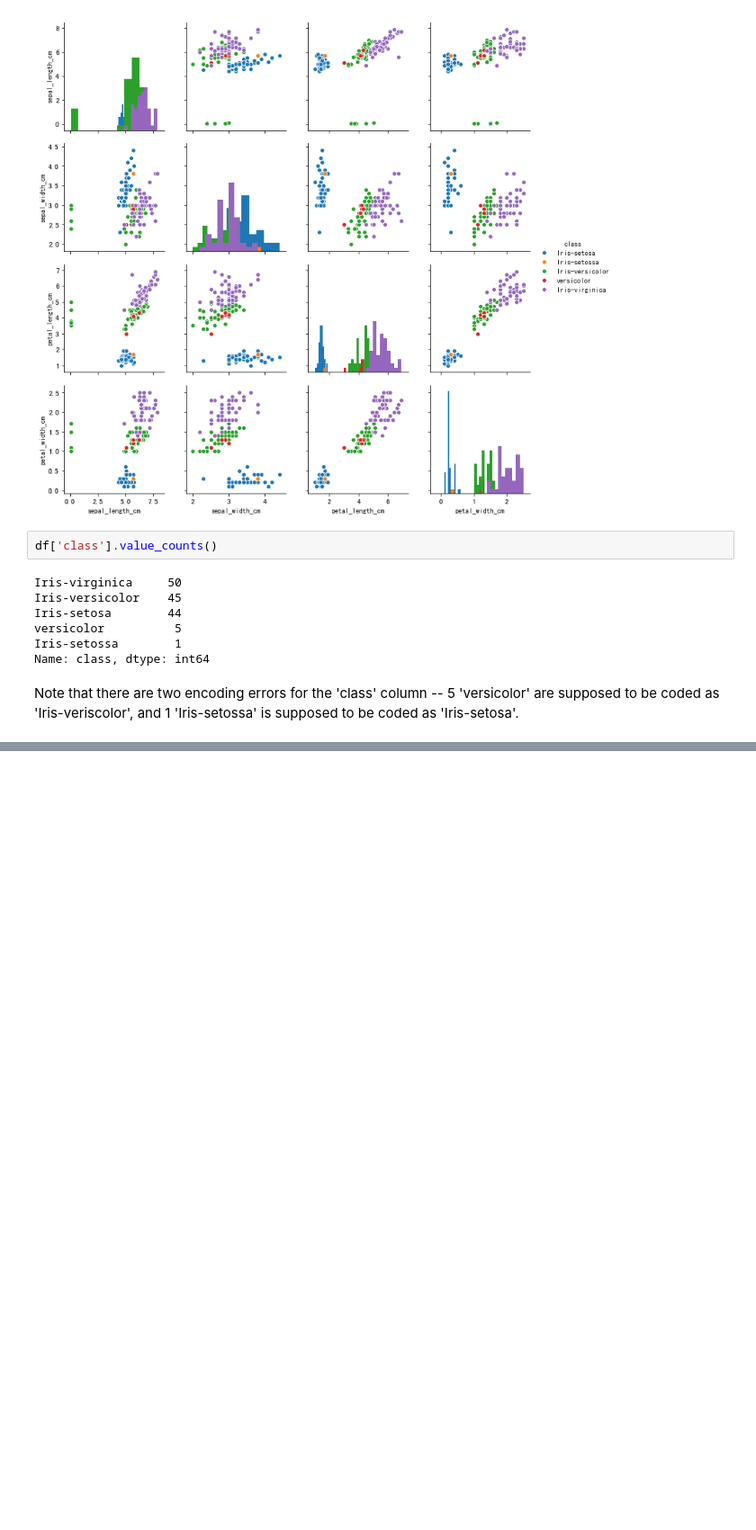
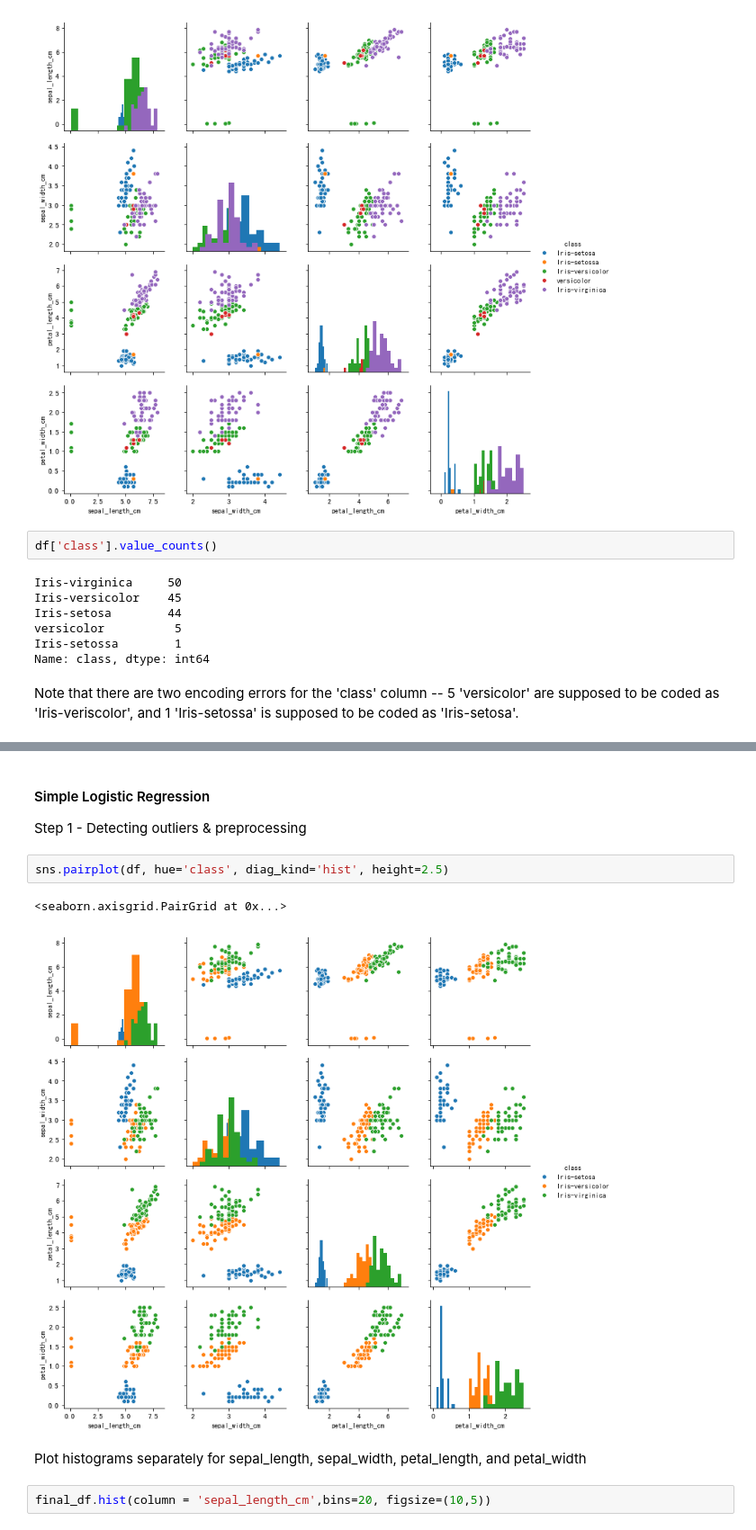
Before and after one commit to xinweixu1/nlp-AI-course, a Jupyter notebook: L08-BasicML/replication-logistic-regression.ipynb, the cells around one changed output, grey strips where cells are left out. Shown at 90% size. Drawn from its saved outputs; the diff is of its cells as text; blank space fills up the shorter version.

```diff
--- a/L08-BasicML/replication-logistic-regression.ipynb
+++ b/L08-BasicML/replication-logistic-regression.ipynb
@@ -115,2 +115,14 @@ Iris-versicolor    50
 Iris-setosa        45
 Name: class, dtype: int64
+# %% [markdown]
+#### Simple Logistic Regression
+Step 1 - Detecting outliers & preprocessing
+# %%
+sns.pairplot(df, hue='class', diag_kind='hist', height=2.5)
+# %% [output]
+<seaborn.axisgrid.PairGrid at 0x...>
+[figure, added]
+# %% [markdown]
+Plot histograms separately for sepal_length, sepal_width, petal_length, and petal_width
+# %%
+final_df.hist(column = 'sepal_length_cm',bins=20, figsize=(10,5))
```
Also changed, not shown: parts of 2 cells of this notebook, 2 other files.
